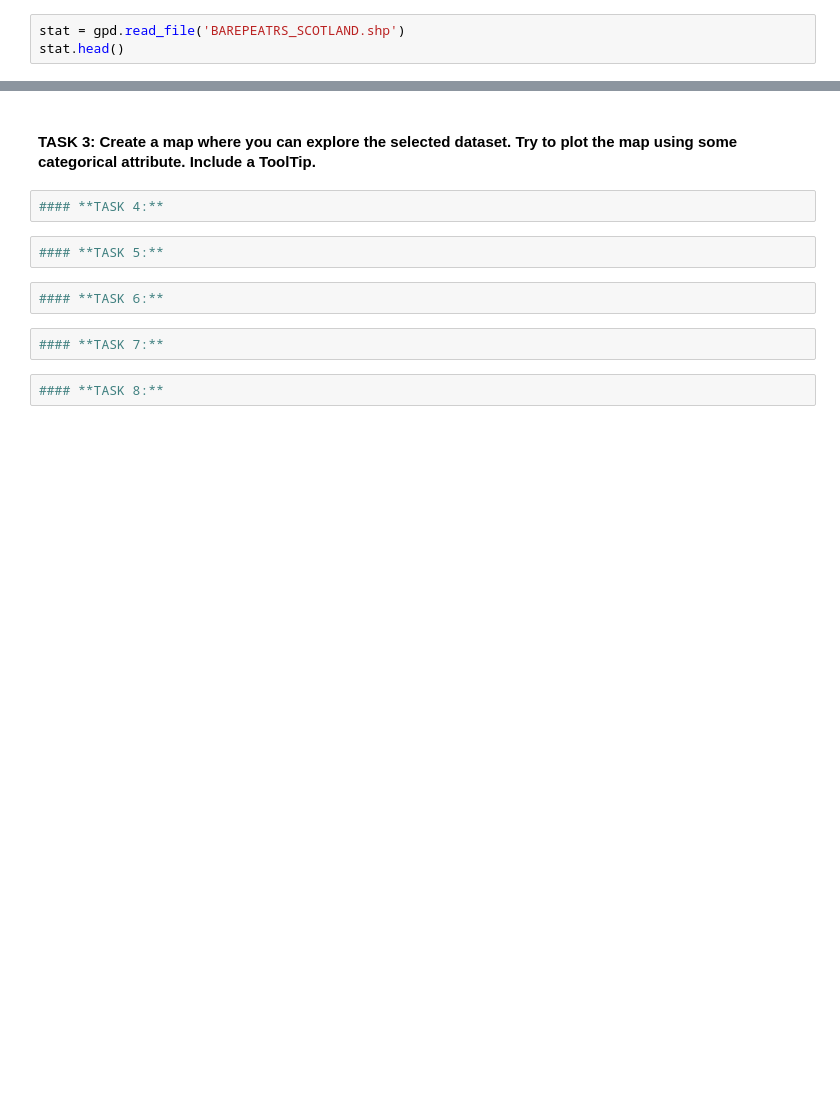
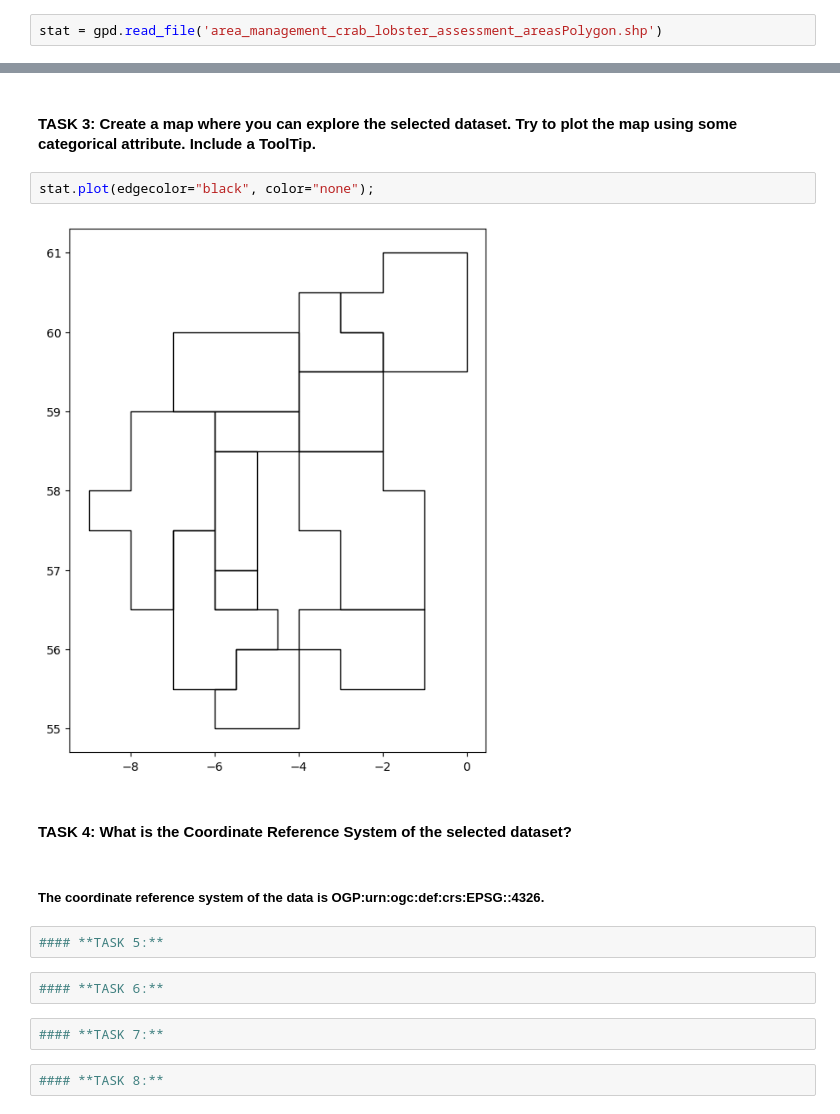
Before and after one commit to sophiemichi/PY4SA23_Assignment, a Jupyter notebook: ASSIGNMENT.ipynb, the cells around one changed output, grey strips where cells are left out. Saved outputs shown, nothing was run; the diff lists cells and outputs as text; blank space fills up the shorter version.

```diff
--- a/ASSIGNMENT.ipynb
+++ b/ASSIGNMENT.ipynb
@@ -341,5 +341,4 @@ In a future release, GeoPandas will switch to using Shapely by default. If you a
 # %% [markdown]
 #### **TASK 1:** Read the selected dataset as GeoPandas DataFrame
 # %%
-stat = gpd.read_file('BAREPEATRS_SCOTLAND.shp')
-stat.head()
+stat = gpd.read_file('area_management_crab_lobster_assessment_areasPolygon.shp')
@@ -364,7 +365,13 @@ stat.tail()
 # %% [markdown]
 #### **TASK 3:** Create a map where you can explore the selected dataset. Try to plot the map using some categorical attribute. Include a ToolTip.
-# %%
-#### **TASK 4:**
+# %%
+stat.plot(edgecolor="black", color="none");
+# %% [output]
+[figure, added]
+# %% [markdown]
+#### **TASK 4:** What is the Coordinate Reference System of the selected dataset?
+# %% [markdown]
+##### The coordinate reference system of the data is OGP:urn:ogc:def:crs:EPSG::4326.
 # %%
 #### **TASK 5:**
 # %%
```
Also changed, not shown: parts of 4 cells of this notebook, 13 other files.
